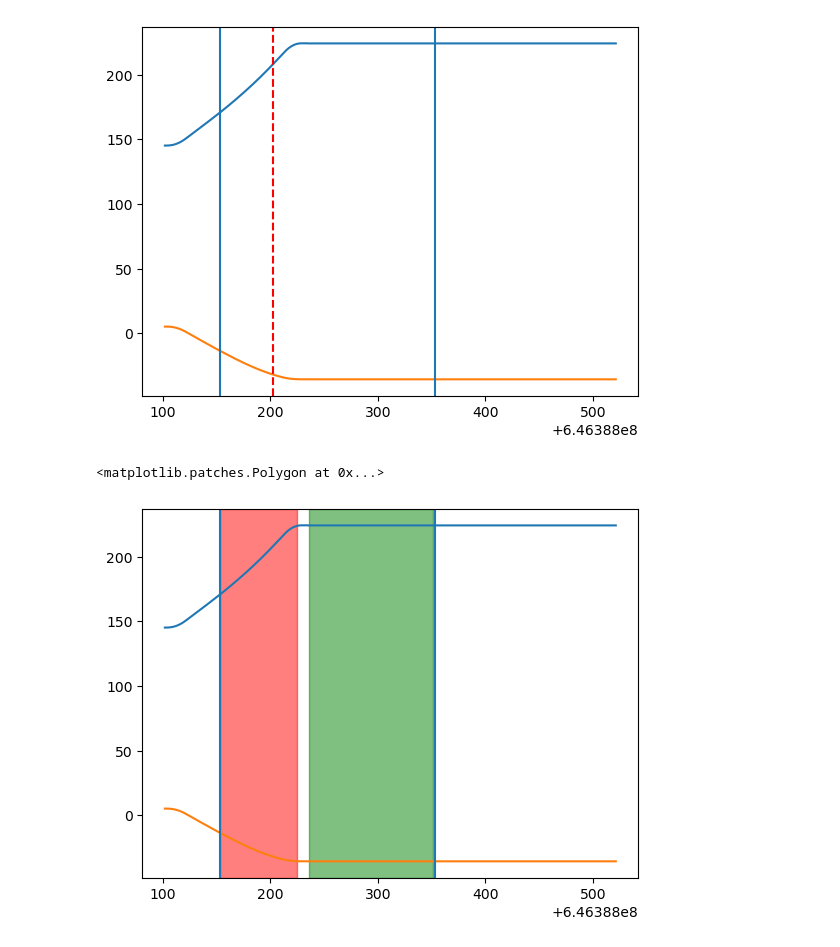
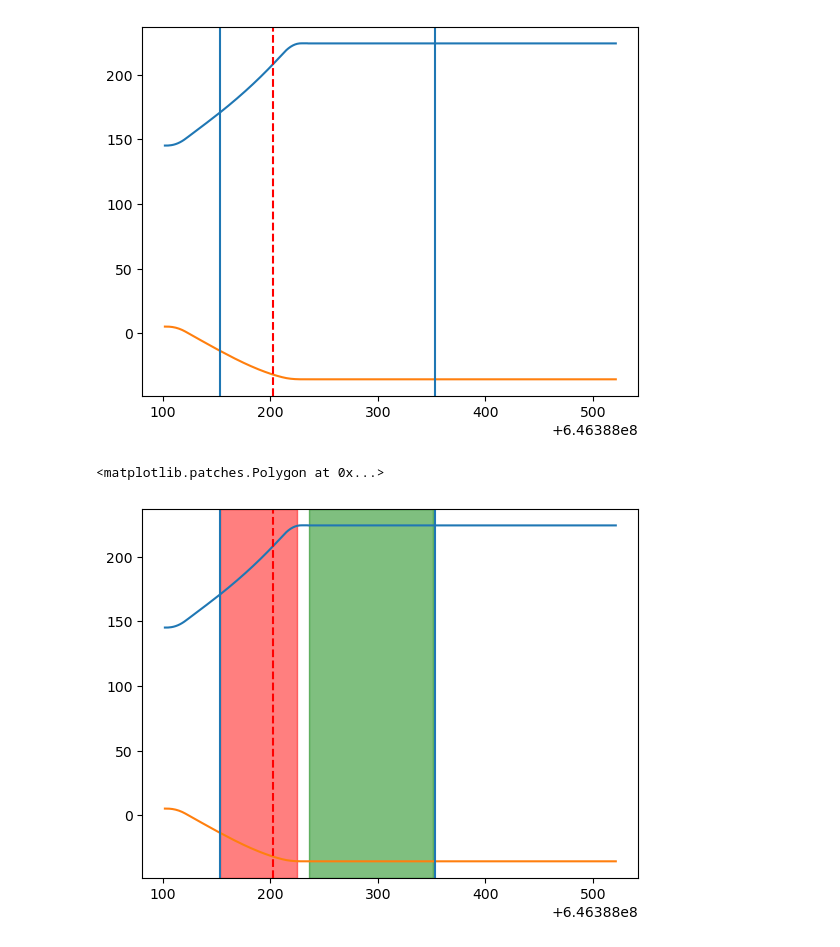
Before and after one commit to parsotat/BatAnalysis, a Jupyter notebook: notebooks/example_image_search_pipeline.ipynb, the cells around one changed output. Drawn from its saved outputs; the diff is of its cells as text; code cells hidden in the pictures.

```diff
--- a/notebooks/example_image_search_pipeline.ipynb
+++ b/notebooks/example_image_search_pipeline.ipynb
@@ -58,10 +58,12 @@ settled_idx=np.where((event.attitude.time>event.data.time.min()) & (event.attitu
 # %%
 plt.plot(event.attitude.time, event.attitude.ra)
 plt.plot(event.attitude.time, event.attitude.dec)
 plt.axvline(event.data.time.min().value)
 plt.axvline(event.data.time.max().value)
+plt.axvline(trigger.triggertime.met, color='r', ls='--')
+
 plt.axvspan(event.attitude.time[slew_idx].min().value, event.attitude.time[slew_idx].max().value, color='red', alpha=0.5)
 plt.axvspan(event.attitude.time[settled_idx].min().value, event.attitude.time[settled_idx].max().value, color='green', alpha=0.5)
 # %% [output]
 <matplotlib.patches.Polygon at 0x...>
-[figure, old version]
+[figure, new version]
```
Also changed, not shown: parts of 14 cells of this notebook.
